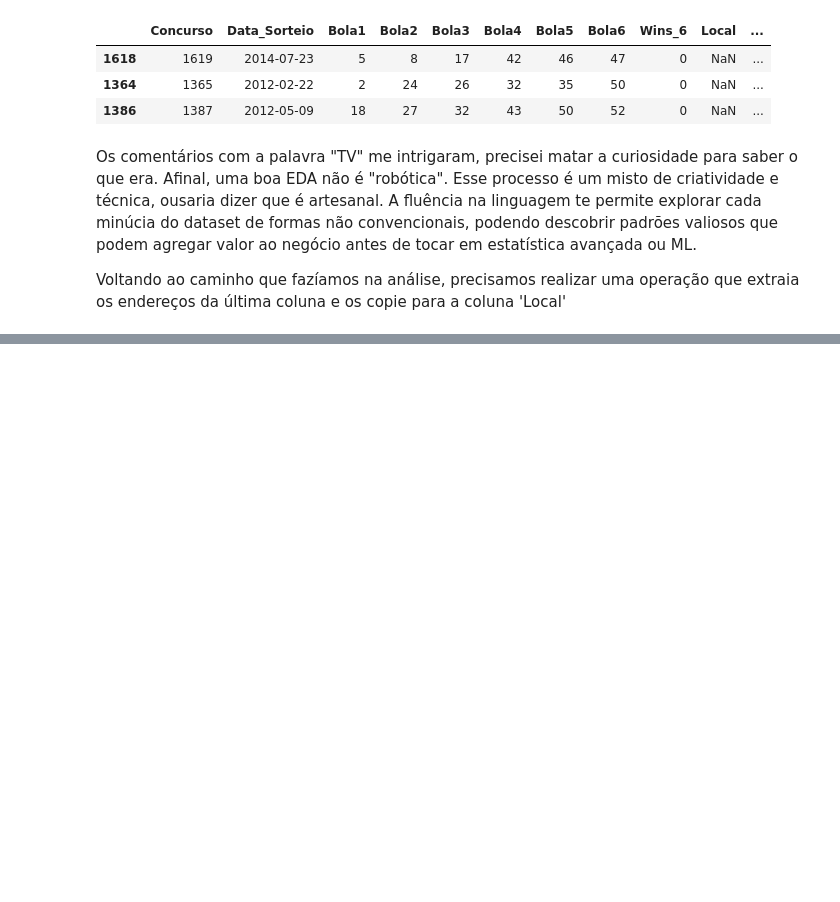
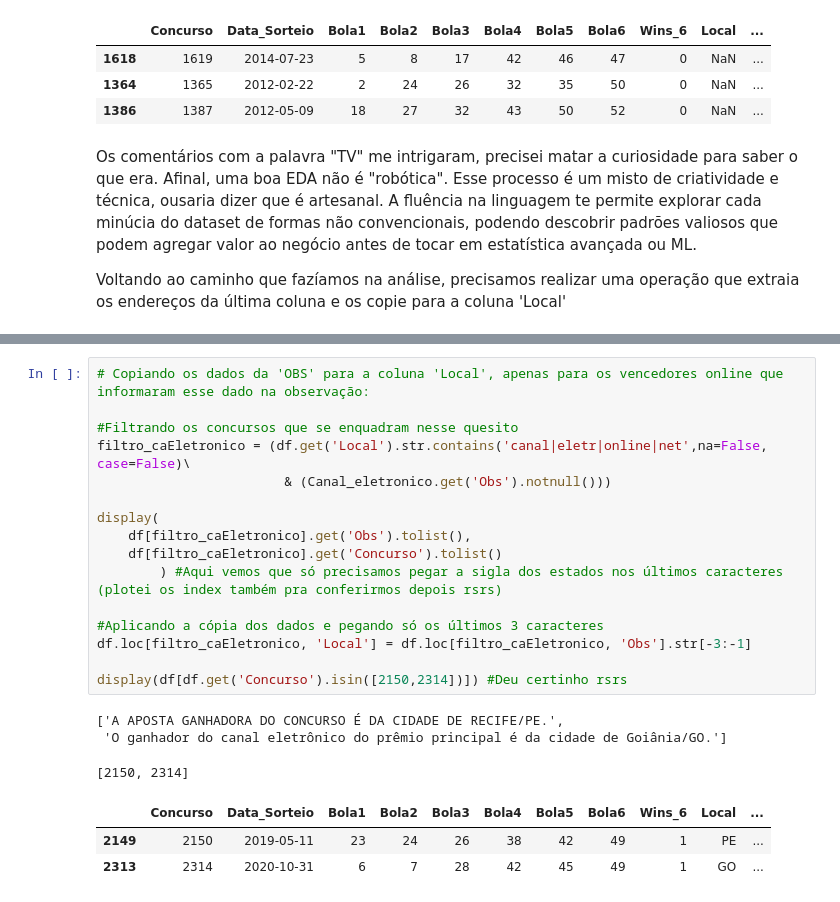
Before and after one commit to zf0rest/megasena_science, a Jupyter notebook: notebooks/analise.ipynb, the cells around one changed output, grey strips where cells are left out. Drawn from its saved outputs; the diff is of its cells as text; blank space fills up the shorter version.

```diff
--- a/notebooks/analise.ipynb
+++ b/notebooks/analise.ipynb
@@ -335,0 +356,23 @@ Voltando ao caminho que fazíamos na análise, precisamos realizar uma operaçã
+# %%
+# Copiando os dados da 'OBS' para a coluna 'Local', apenas para os vencedores online que informaram esse dado na observação:
+
+#Filtrando os concursos que se enquadram nesse quesito
+filtro_caEletronico = (df.get('Local').str.contains('canal|eletr|online|net',na=False, case=False)\
+                        & (Canal_eletronico.get('Obs').notnull()))
+
+display(
+    df[filtro_caEletronico].get('Obs').tolist(),
+    df[filtro_caEletronico].get('Concurso').tolist()
+        ) #Aqui vemos que só precisamos pegar a sigla dos estados nos últimos caracteres (plotei os index também pra conferirmos depois rsrs)
+
+#Aplicando a cópia dos dados e pegando só os últimos 3 caracteres
+df.loc[filtro_caEletronico, 'Local'] = df.loc[filtro_caEletronico, 'Obs'].str[-3:-1]
+
+display(df[df.get('Concurso').isin([2150,2314])]) #Deu certinho rsrs
+# %% [output]
+['A APOSTA GANHADORA DO CONCURSO É DA CIDADE DE RECIFE/PE.',
+ 'O ganhador do canal eletrônico do prêmio principal é da cidade de Goiânia/GO.']
+[2150, 2314]
+|  | Concurso | Data_Sorteio | Bola1 | Bola2 | Bola3 | Bola4 | Bola5 | Bola6 | Wins_6 | Local | ... |
+| 2149 | 2150 | 2019-05-11 | 23 | 24 | 26 | 38 | 42 | 49 | 1 | PE | ... |
+| 2313 | 2314 | 2020-10-31 | 6 | 7 | 28 | 42 | 45 | 49 | 1 | GO | ... |
```
Also changed, not shown: parts of 14 cells of this notebook.
